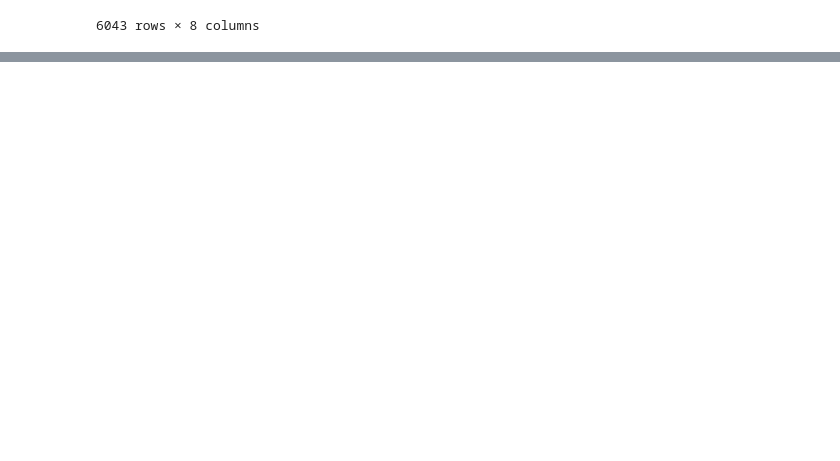
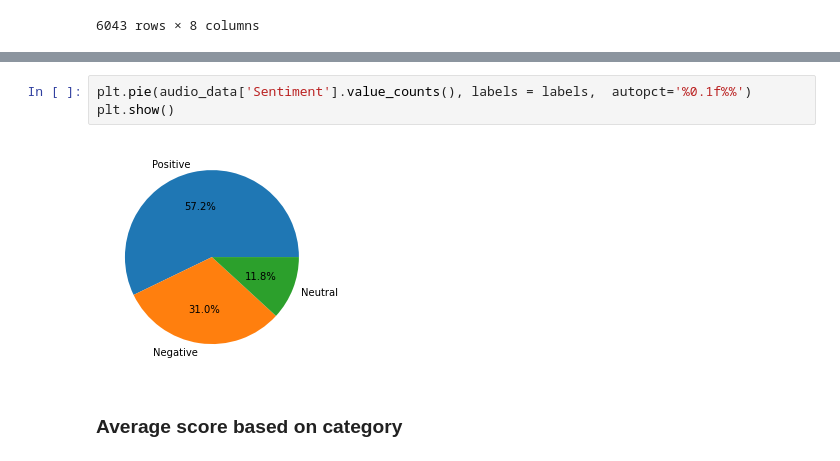
Before and after one commit to AnthonyCusi/Accenture-Virtual-Internship, a Jupyter notebook: acenture_data.ipynb, the cells around one changed output, grey strips where cells are left out. Cells and saved outputs as stored; diff of their text form; blank space fills up the shorter version.

```diff
--- a/acenture_data.ipynb
+++ b/acenture_data.ipynb
@@ -180,0 +181,7 @@ plt.show()
+# %%
+plt.pie(audio_data['Sentiment'].value_counts(), labels = labels,  autopct='%0.1f%%')
+plt.show()
+# %% [output]
+[figure, added]
+# %% [markdown]
+### Average score based on category
```
Also changed, not shown: parts of 19 cells of this notebook, 6 other files.
